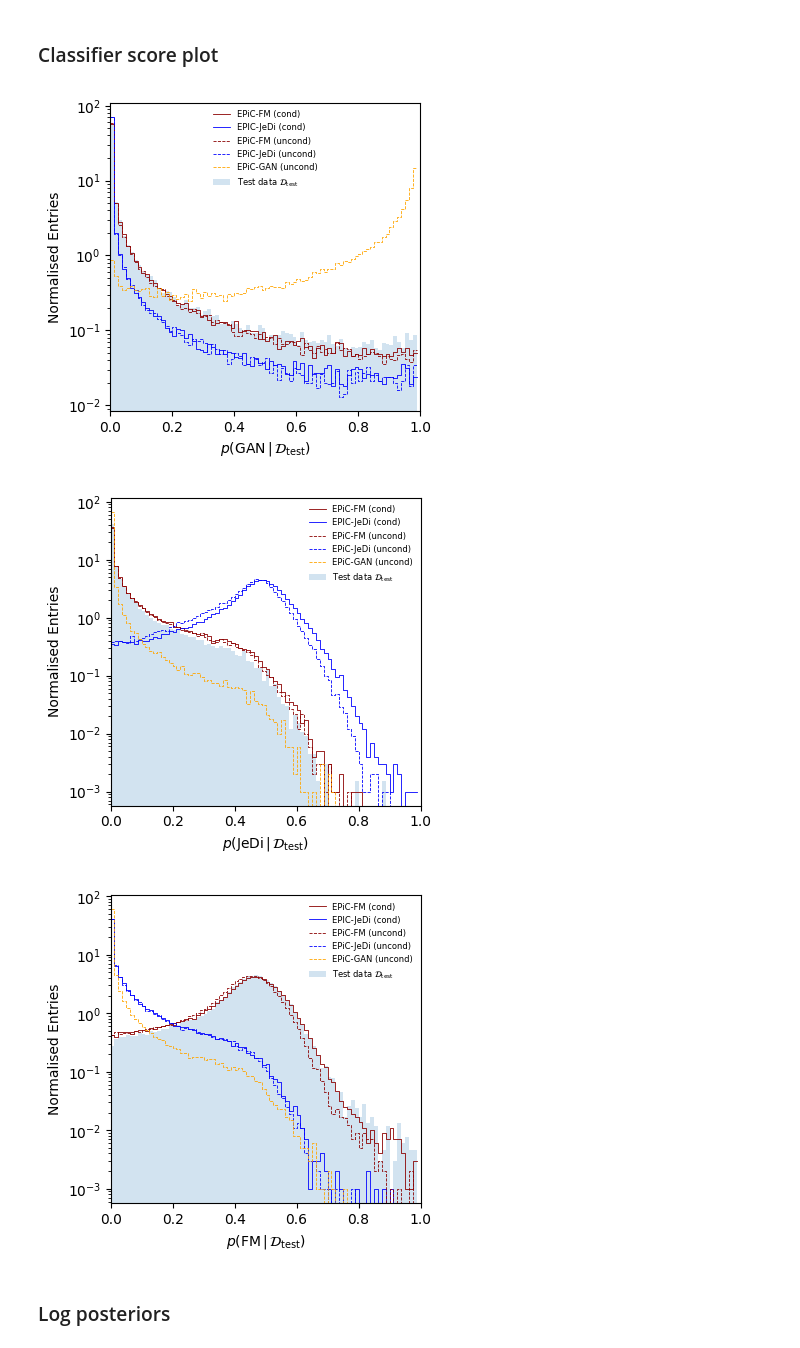
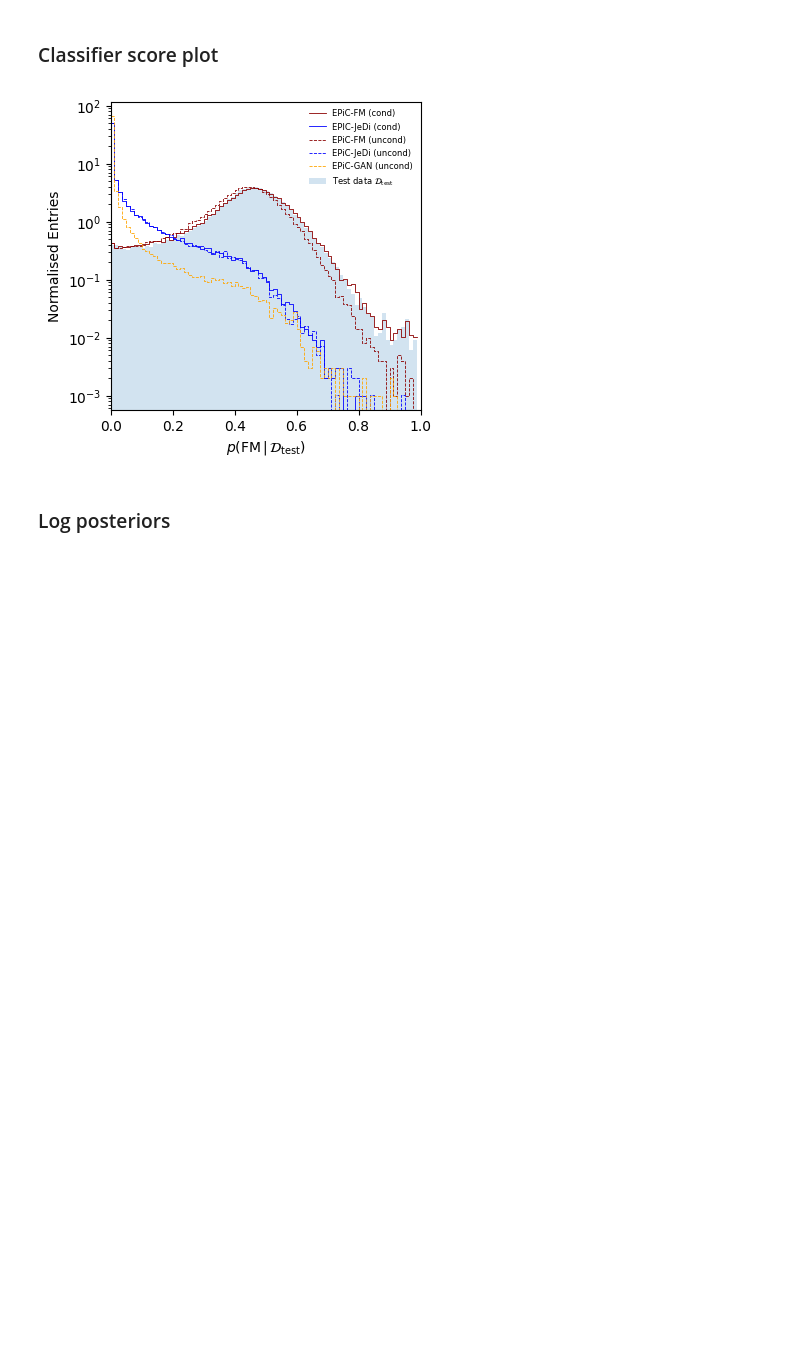
Before and after one commit to dfaroughy/ClassifierMetric, a Jupyter notebook: notebooks/evaluate.ipynb, the cells around one changed output. Drawn from its saved outputs; the diff is of its cells as text; code cells hidden in the pictures; blank space fills up the shorter version.

```diff
--- a/notebooks/evaluate.ipynb
+++ b/notebooks/evaluate.ipynb
@@ -43,7 +112,7 @@ from ClassifierMetric.configs.particlenet_config import ParticleNetConfig
 classifier_150, config_150 = evaluate_models(dir="ParticleNet.tops.150_2023.08.22_06h42__1",
                                             Model=ParticleNet,
                                             Config=ParticleNetConfig,
-                                            device='cuda:0')
+                                            device='cuda:1')
 # %% [output]
 +----------------------+------------------------------------------------------------------------+
 | Key                  | Value                                                                  |
@@ -71,70 +137,33 @@ To enable the following instructions: AVX2 AVX512F FMA, in other operations, reb
 legend_150 = {0 : 'EPiC-FM (cond)',
               1 : 'EPIC-JeDi (cond)',
               2 : 'EPiC-FM (uncond)',
               3 : 'EPiC-JeDi (uncond)',
               4 : 'EPiC-GAN (uncond)',
              -1 : r'Test data $\mathcal{D}_{\rm test}$'} # test data
 
 color_150 = {0 : 'darkred',
               1 : 'blue',
               2 : 'darkred',
               3 : 'blue',
               4 : 'orange',
               -1 : None} # test data
-
-
-plot_class_score(predictions=classifier_150.predictions,
-                class_labels=config_150.labels,
-                reference='gan_uncond',
-                figsize=(4,4),
-                xlabel=r'$p({\rm GAN}\,|\,\mathcal{D}_{\rm test})$',
-                xlim=(0.0,1),
-                ylog=True,
-                bins=np.arange(0.0, 1, 0.0125),
-                workdir=config_150.workdir,
-                density=True,
-                color=color_150,
-                lw=0.6,
-                legend=legend_150,
-                legend_fontsize=6,
-                legend_loc='upper center')
-
-
-plot_class_score(predictions=classifier_150.predictions,
-                class_labels=config_150.labels,
-                reference='diff_cond',
-                figsize=(4,4),
-                xlabel=r'$p({\rm JeDi}\,|\,\mathcal{D}_{\rm test})$',
-                xlim=(0.0,1),
-                ylog=True,
-                bins=np.arange(0.0, 1, 0.0125),
-                workdir=config_150.workdir,
-                density=True,
-                color=color_150,
-                lw=0.6,
-                legend=legend_150,
-                legend_fontsize=6,
-                legend_loc='upper right')
-
 
 plot_class_score(predictions=classifier_150.predictions,
                 class_labels=config_150.labels,
                 reference='flow_cond',
                 figsize=(4,4),
                 xlabel=r'$p({\rm FM}\,|\,\mathcal{D}_{\rm test})$',
                 xlim=(0.0,1),
                 ylog=True,
                 bins=np.arange(0.0, 1, 0.0125),
                 workdir=config_150.workdir,
                 density=True,
                 color=color_150,
                 lw=0.6,
                 legend=legend_150,
                 legend_fontsize=6,
                 legend_loc='upper right')
 # %% [output]
-[figure, old version]
+[figure, new version]
-[figure, removed]
-[figure, removed]
 # %% [markdown]
 ### Log posteriors
```
Also changed, not shown: parts of 24 cells of this notebook, 6 other files.
